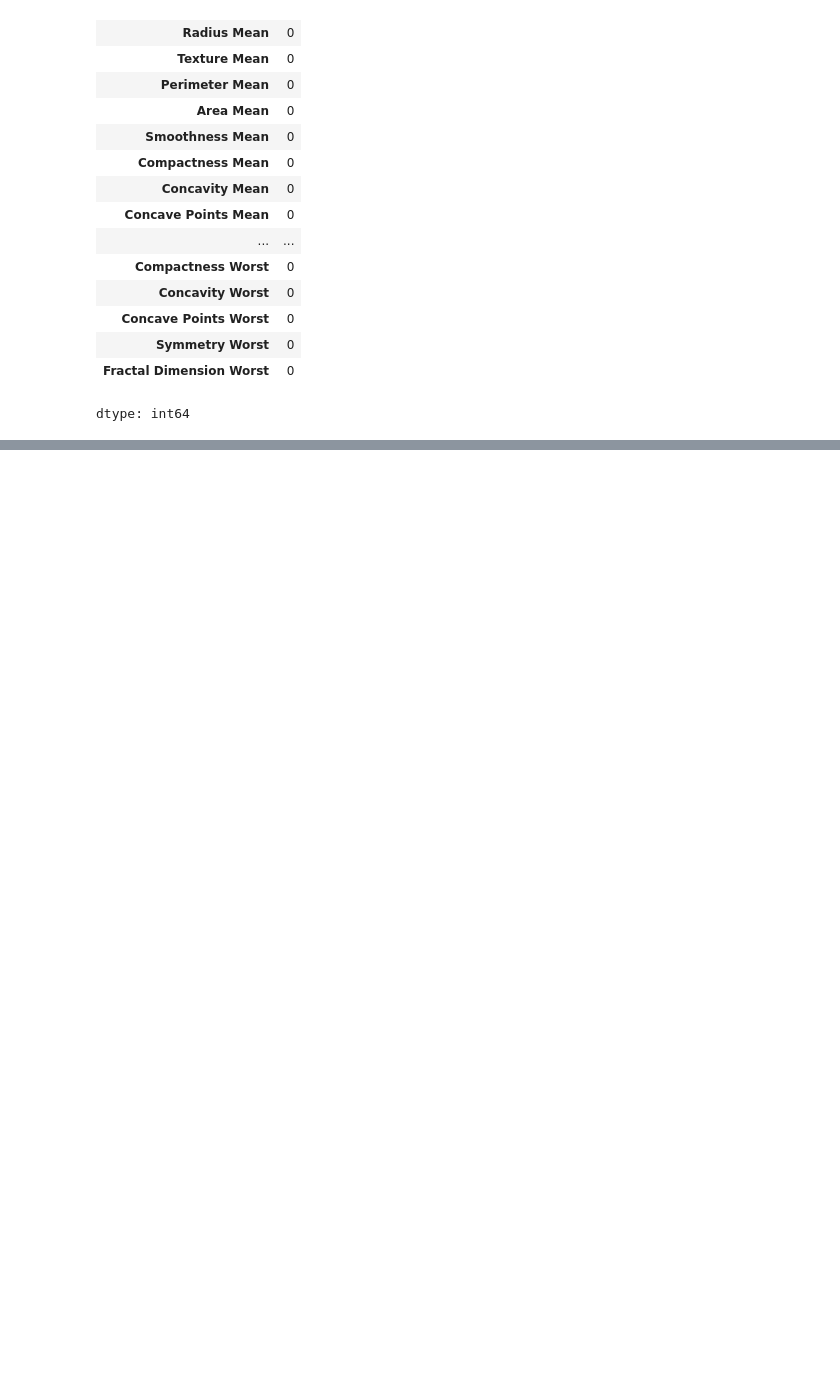
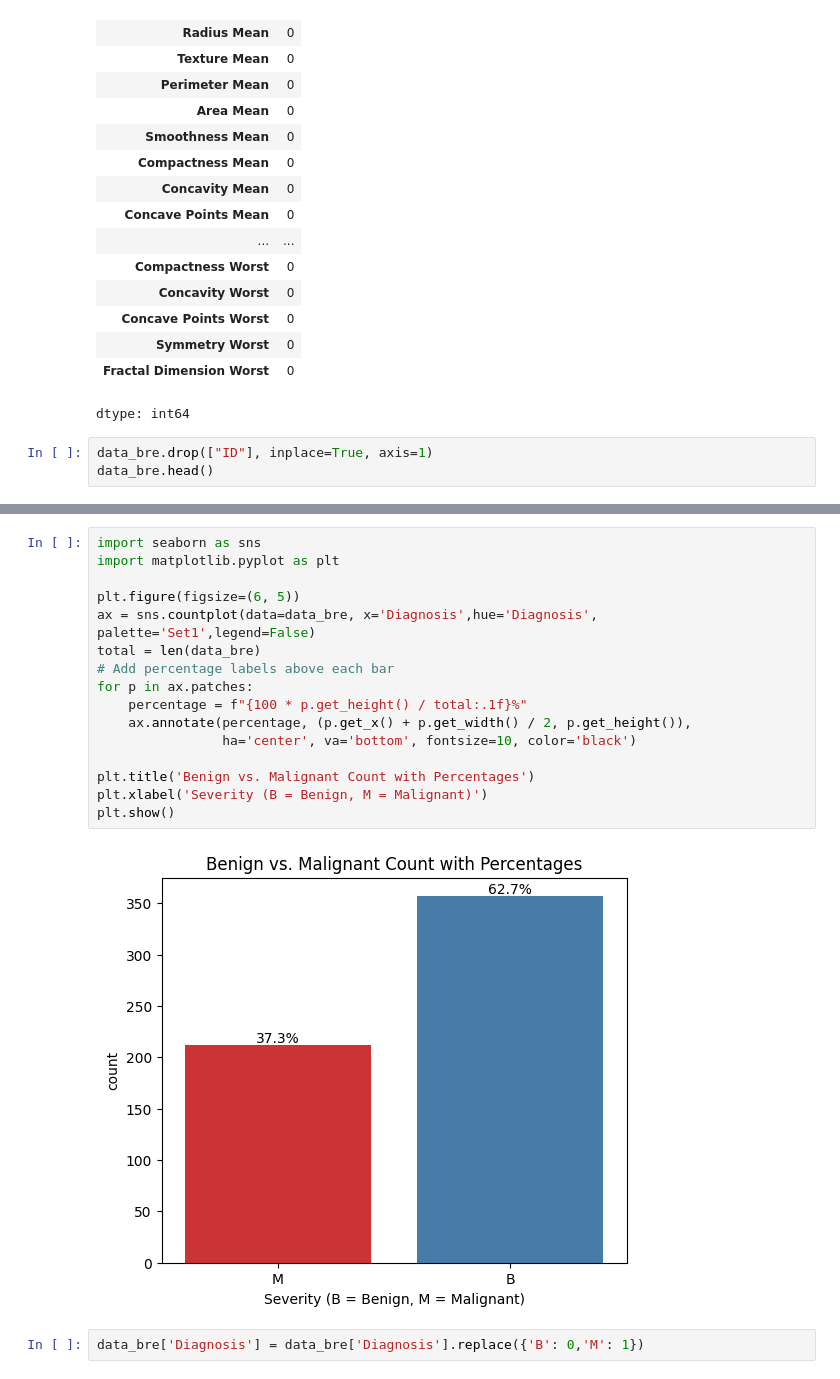
Before and after one commit to harsha5428/datascience_project, a Jupyter notebook: final_project.ipynb, the cells around one changed output, grey strips where cells are left out. Cells and saved outputs as stored; diff of their text form; blank space fills up the shorter version.

Commit message:
Done some EDA part and observe the correlation matrix using heatmap

```diff
--- a/final_project.ipynb
+++ b/final_project.ipynb
@@ -68,3 +68,6 @@ data_bre.isnull().sum()
 | Symmetry Worst | 0 |
 | Fractal Dimension Worst | 0 |
 dtype: int64
+# %%
+data_bre.drop(["ID"], inplace=True, axis=1)
+data_bre.head()
@@ -70,0 +125,20 @@ dtype: int64
+# %%
+import seaborn as sns
+import matplotlib.pyplot as plt
+
+plt.figure(figsize=(6, 5))
+ax = sns.countplot(data=data_bre, x='Diagnosis',hue='Diagnosis', palette='Set1',legend=False)
+total = len(data_bre)
+# Add percentage labels above each bar
+for p in ax.patches:
+    percentage = f"{100 * p.get_height() / total:.1f}%"
+    ax.annotate(percentage, (p.get_x() + p.get_width() / 2, p.get_height()),
+                ha='center', va='bottom', fontsize=10, color='black')
+
+plt.title('Benign vs. Malignant Count with Percentages')
+plt.xlabel('Severity (B = Benign, M = Malignant)')
+plt.show()
+# %% [output]
+[figure, added]
+# %%
+data_bre['Diagnosis'] = data_bre['Diagnosis'].replace({'B': 0,'M': 1})
```
Also changed, not shown: parts of 5 cells of this notebook.
